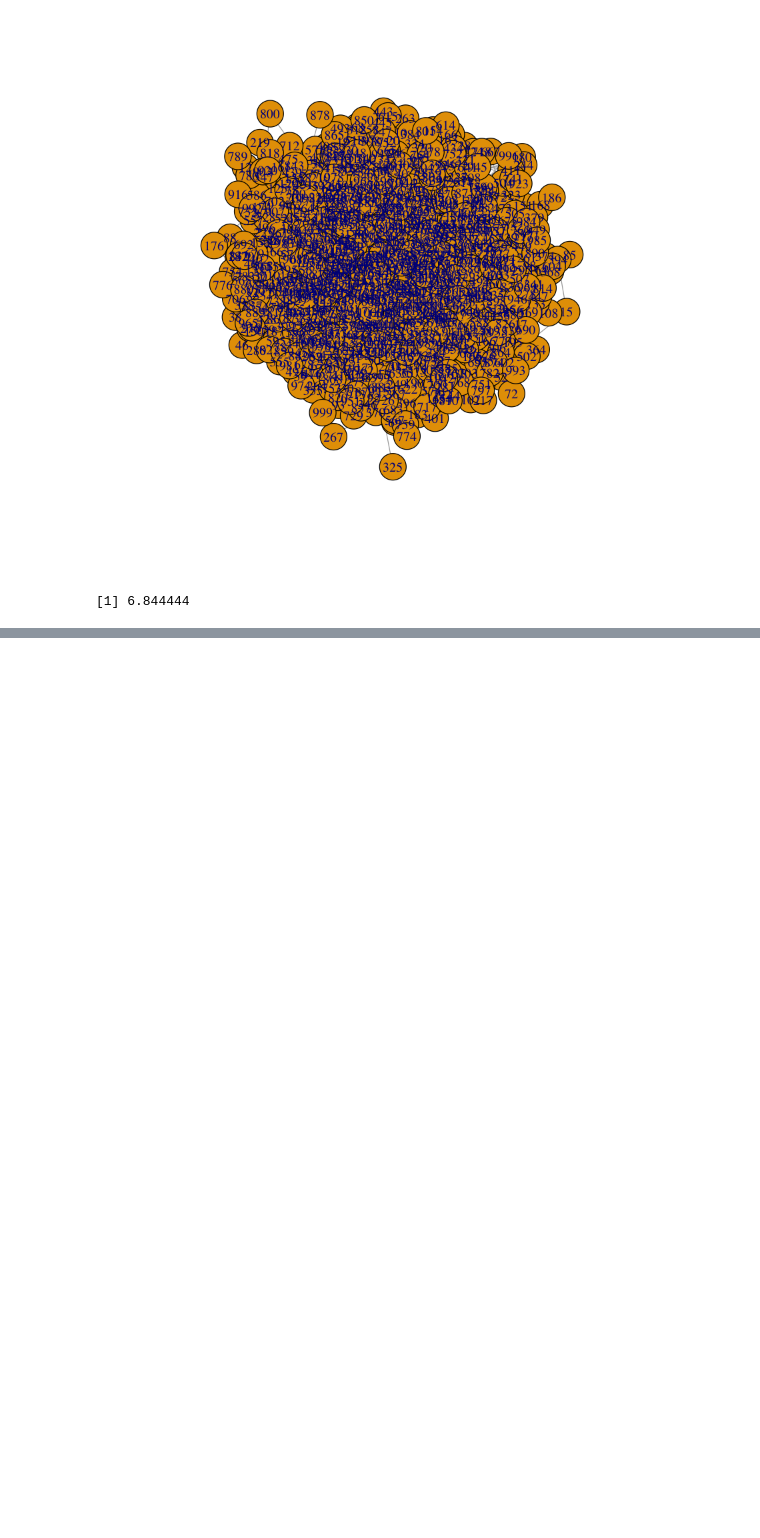
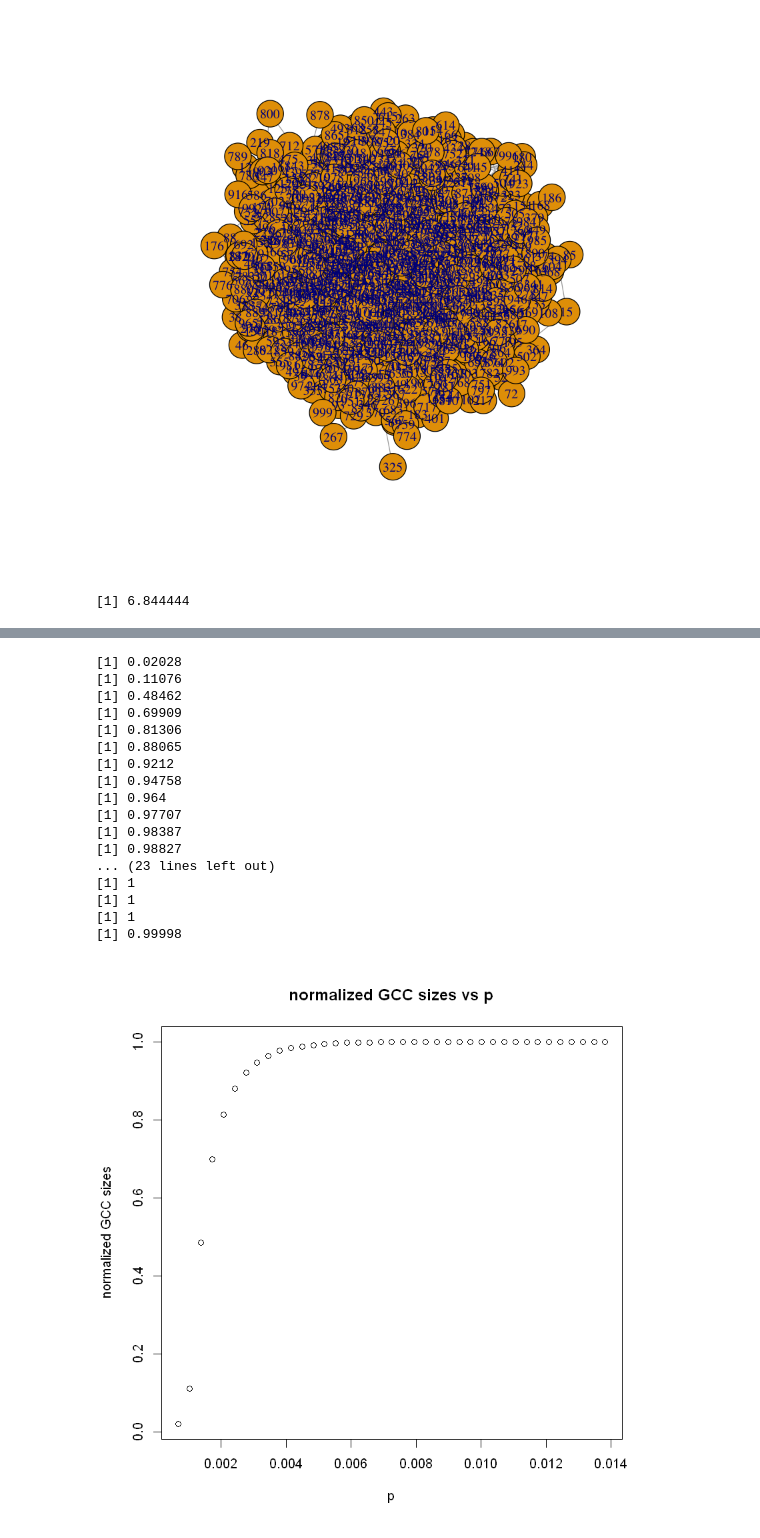
Before and after one commit to wanghran/ECE232_Graph, a Jupyter notebook: Project 1.ipynb, the cells around one changed output, grey strips where cells are left out. Saved outputs shown, nothing was run; the diff lists cells and outputs as text; code cells hidden in the pictures; blank space fills up the shorter version.

```diff
--- a/Project 1.ipynb
+++ b/Project 1.ipynb
@@ -78,0 +82,5 @@ plot(g3)
+# %%
+library(igraph)
+indices <- seq(0.1,2,0.05)
+q <- seq(1,100,1)
+print(indices)
@@ -78,0 +100,37 @@ plot(g3)
+# %%
+mylist <- list()
+plist<- list()
+for(v in indices){
+    p1 <- v*log(1000)/1000
+    result<-0
+    for(i in q ){
+        g1 <- erdos.renyi.game(1000, p1, directed=F)
+        g1.components <- clusters(g1)
+        x <- g1.components$csize
+        result=max(x)+result
+        }
+    result=result/100/1000
+    print(result)
+    mylist<- c(mylist, list(result))
+    plist<- c(plist, list(p1))
+}
+plot(plist,mylist,main="normalized GCC sizes vs p",xlab="p",ylab="normalized GCC sizes")
+# %% [output]
+[1] 0.02028
+[1] 0.11076
+[1] 0.48462
+[1] 0.69909
+[1] 0.81306
+[1] 0.88065
+[1] 0.9212
+[1] 0.94758
+[1] 0.964
+[1] 0.97707
+[1] 0.98387
+[1] 0.98827
+... (23 lines left out)
+[1] 1
+[1] 1
+[1] 1
+[1] 0.99998
+[figure, added]
```
Also changed, not shown: parts of 3 cells of this notebook.
